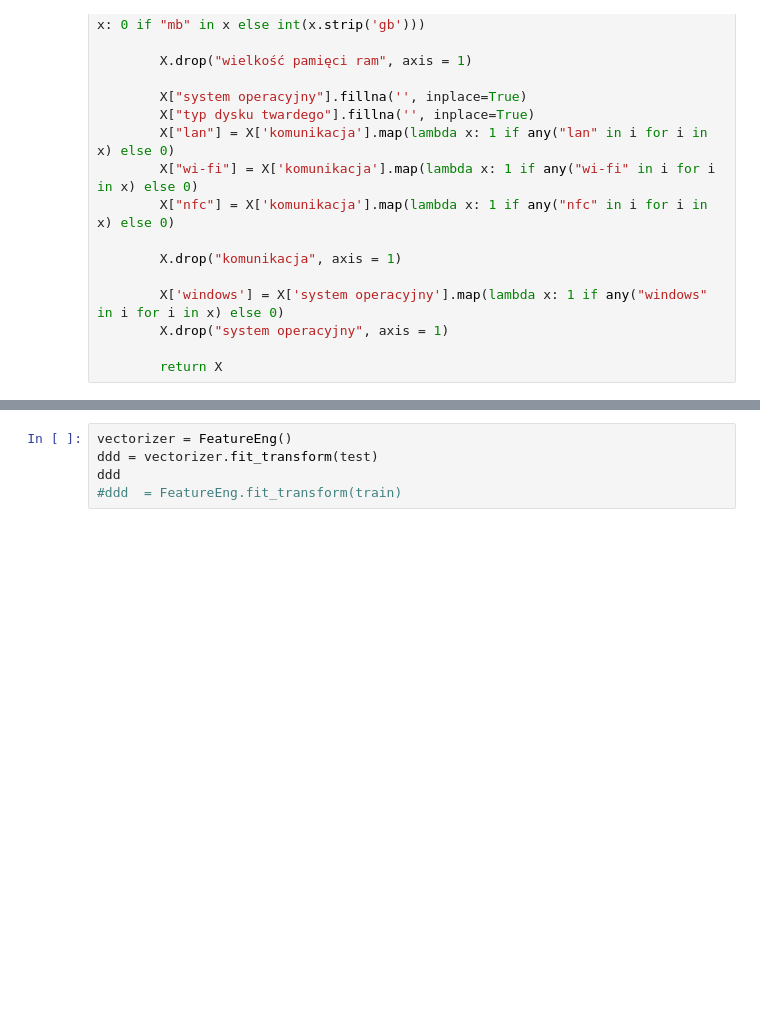
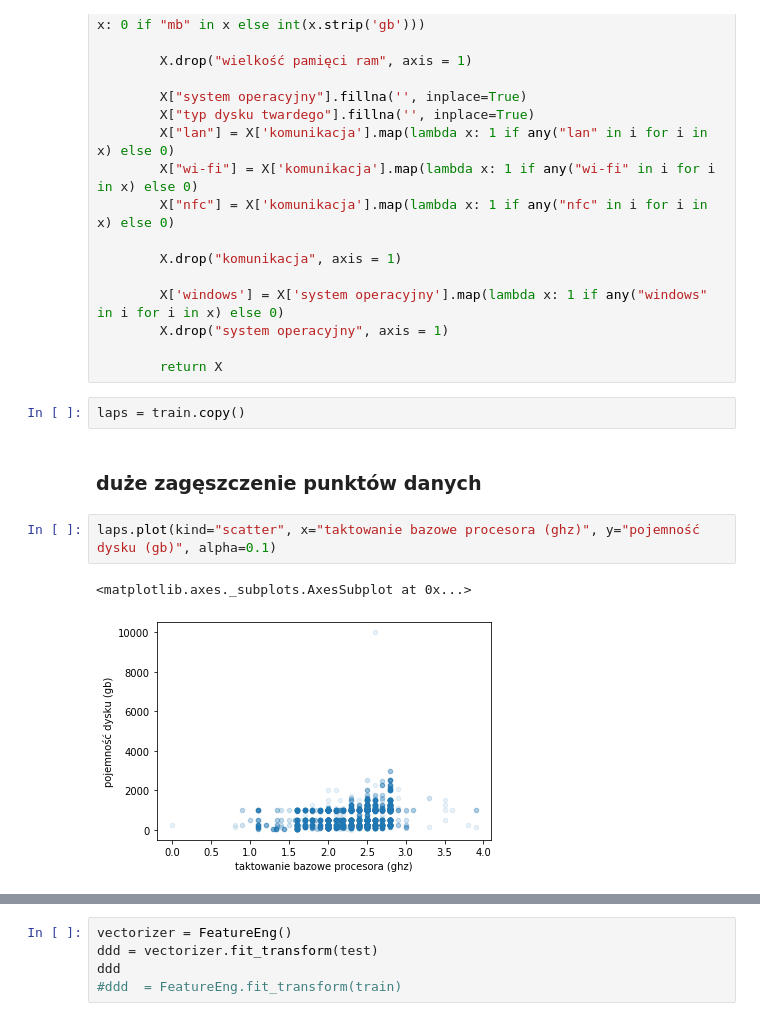
Before and after one commit to sadowskimarcin10/laptop-price, a Jupyter notebook: eda.ipynb, the cells around one changed output, grey strips where cells are left out. Saved outputs shown, nothing was run; the diff lists cells and outputs as text; blank space fills up the shorter version.

```diff
--- a/eda.ipynb
+++ b/eda.ipynb
@@ -98,3 +174,12 @@ class FeatureEng(BaseEstimator, TransformerMixin):
         X.drop("system operacyjny", axis = 1)
 
         return X
+# %%
+laps = train.copy()
+# %% [markdown]
+### duże zagęszczenie punktów danych
+# %%
+laps.plot(kind="scatter", x="taktowanie bazowe procesora (ghz)", y="pojemność dysku (gb)", alpha=0.1)
+# %% [output]
+<matplotlib.axes._subplots.AxesSubplot at 0x...>
+[figure, added]
```
Also changed, not shown: parts of 22 cells of this notebook.
